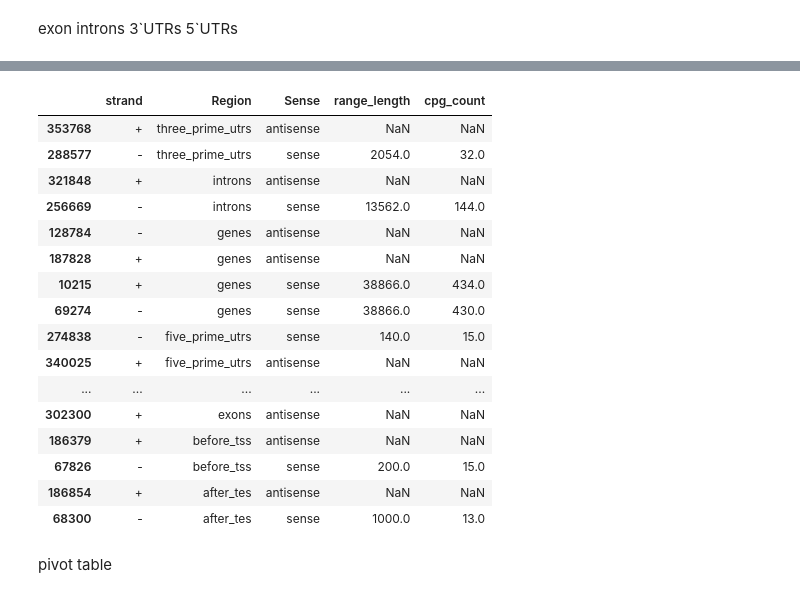
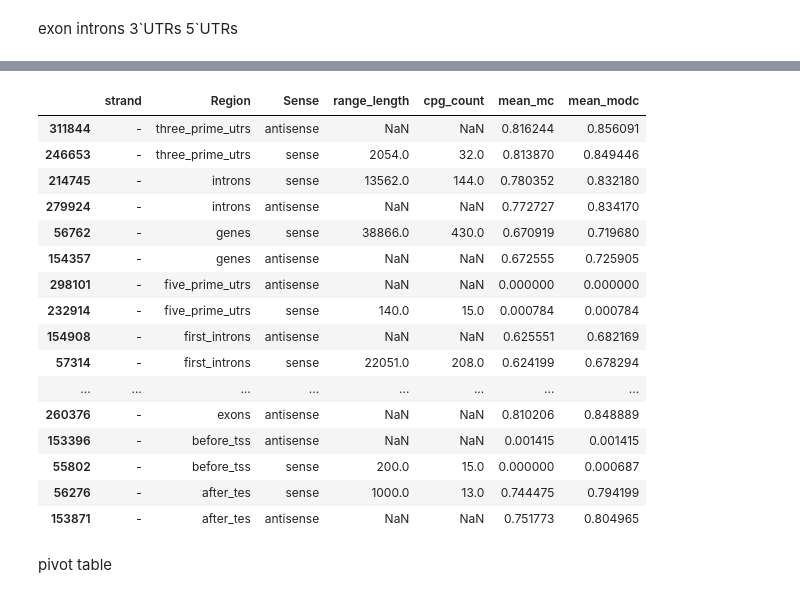
Before and after one commit to nicolawongch/gene_expression_prediction, a Jupyter notebook: methylation_analysis/extract_features.ipynb, the cells around one changed output, grey strips where cells are left out. Saved outputs shown, nothing was run; the diff lists cells and outputs as text; code cells hidden in the pictures.

```diff
--- a/methylation_analysis/extract_features.ipynb
+++ b/methylation_analysis/extract_features.ipynb
@@ -794,7 +950,7 @@ def summarise_methylation_across_regions(plus_strand_cpgs, minus_strand_cpgs, re
 
             # antisense to the + region
             antisense_plus_ds = rds_minus
-            plus_antisense = ['-'] * antisense_plus_ds.dims['ranges']
+            plus_antisense = ['+'] * antisense_plus_ds.dims['ranges']
             antisense_plus_ds = antisense_plus_ds.assign_coords(strand=('ranges', plus_antisense))
 
             # Add the modified dataset to the dictionary
@@ -812,7 +968,7 @@ def summarise_methylation_across_regions(plus_strand_cpgs, minus_strand_cpgs, re
 
             # antisense to the - region
             antisense_minus_ds = rds_plus
-            minus_antisense = ['+'] * antisense_minus_ds.dims['ranges']
+            minus_antisense = ['-'] * antisense_minus_ds.dims['ranges']
             antisense_minus_ds = antisense_minus_ds.assign_coords(strand=('ranges', minus_antisense))
 
 
@@ -966,7 +1138,7 @@ to_drop = ["Score", "Source", "Phase", "Type"]
 regions_dict_plus ={
         "before_tss": before_tss_plus,
         "after_tes": after_tes_plus,
-        "genes": genes_clean,
+        "genes": genes_plus,
         "first_exons": first_exons_plus,
         "first_introns": first_introns_plus,
     }
@@ -981,7 +1153,7 @@ for region in regions_dict_plus:
 regions_dict_minus ={
         "before_tss": before_tss_minus,
         "after_tes": after_tes_minus,
-        "genes": genes_clean,
+        "genes": genes_minus,
         "first_exons": first_exons_minus,
         "first_introns": first_introns_minus,
     }
@@ -1004,6 +1176,7 @@ def summarise_methylation_across_other_regions(plus_strand_cpgs, minus_strand_cp
     Returns
         grouped_df: pd.DataFrame
     """
+    print(f"summarising over {regions_dict.keys()}")
 
     rds_plus = plus_strand_cpgs.reduce_byranges(
                 ranges=list(regions_dict.values()),
@@ -1022,7 +1195,7 @@ def summarise_methylation_across_other_regions(plus_strand_cpgs, minus_strand_cp
 
         # antisense to the + region
         antisense_plus_ds = rds_minus
-        plus_antisense = ['-'] * antisense_plus_ds.dims['ranges']
+        plus_antisense = ['+'] * antisense_plus_ds.dims['ranges']
         antisense_plus_ds = antisense_plus_ds.assign_coords(strand=('ranges', plus_antisense))
 
         # Add the modified dataset to the output xarray
@@ -1043,7 +1216,7 @@ def summarise_methylation_across_other_regions(plus_strand_cpgs, minus_strand_cp
 
         # antisense to the - region
         antisense_minus_ds = rds_plus
-        minus_antisense = ['+'] * antisense_minus_ds.dims['ranges']
+        minus_antisense = ['-'] * antisense_minus_ds.dims['ranges']
         antisense_minus_ds = antisense_minus_ds.assign_coords(strand=('ranges', minus_antisense))
 
 
@@ -1060,5 +1233,5 @@ def summarise_methylation_across_other_regions(plus_strand_cpgs, minus_strand_cp
 
     return sense_methylation, antisense_methylation
 # %%
-sense_ds, antisense_ds = summarise_methylation_across_other_regions(plus_strand_cov, minus_strand_cov, regions_dict_plus, "+")
+# sense_ds, antisense_ds = summarise_methylation_across_other_regions(plus_strand_cov, minus_strand_cov, regions_dict_plus, "+")
 sense_ds, antisense_ds = summarise_methylation_across_other_regions(plus_strand_cov, minus_strand_cov, regions_dict_minus, "-", sense_ds, antisense_ds)
@@ -1283,23 +1497,23 @@ df
 # %%
-df[df["Gene_id"]=="ENSMUSG00000000001.4"][["strand", "Region", "Sense", "range_length", "cpg_count"]].sort_values(by="Region", ascending=False)
+df[df["Gene_id"]=="ENSMUSG00000000001.4"][["strand", "Region", "Sense", "range_length", "cpg_count", "mean_mc", "mean_modc"]].sort_values(by="Region", ascending=False)
 # %% [output]
-|  | strand | Region | Sense | range_length | cpg_count |
-| 353768 | + | three_prime_utrs | antisense | NaN | NaN |
-| 288577 | - | three_prime_utrs | sense | 2054.0 | 32.0 |
-| 321848 | + | introns | antisense | NaN | NaN |
-| 256669 | - | introns | sense | 13562.0 | 144.0 |
-| 128784 | - | genes | antisense | NaN | NaN |
-| 187828 | + | genes | antisense | NaN | NaN |
-| 10215 | + | genes | sense | 38866.0 | 434.0 |
-| 69274 | - | genes | sense | 38866.0 | 430.0 |
-| 274838 | - | five_prime_utrs | sense | 140.0 | 15.0 |
-| 340025 | + | five_prime_utrs | antisense | NaN | NaN |
-| ... | ... | ... | ... | ... | ... |
-| 302300 | + | exons | antisense | NaN | NaN |
-| 186379 | + | before_tss | antisense | NaN | NaN |
-| 67826 | - | before_tss | sense | 200.0 | 15.0 |
-| 186854 | + | after_tes | antisense | NaN | NaN |
-| 68300 | - | after_tes | sense | 1000.0 | 13.0 |
+|  | strand | Region | Sense | range_length | cpg_count | mean_mc | mean_modc |
+| 311844 | - | three_prime_utrs | antisense | NaN | NaN | 0.816244 | 0.856091 |
+| 246653 | - | three_prime_utrs | sense | 2054.0 | 32.0 | 0.813870 | 0.849446 |
+| 214745 | - | introns | sense | 13562.0 | 144.0 | 0.780352 | 0.832180 |
+| 279924 | - | introns | antisense | NaN | NaN | 0.772727 | 0.834170 |
+| 56762 | - | genes | sense | 38866.0 | 430.0 | 0.670919 | 0.719680 |
+| 154357 | - | genes | antisense | NaN | NaN | 0.672555 | 0.725905 |
+| 298101 | - | five_prime_utrs | antisense | NaN | NaN | 0.000000 | 0.000000 |
+| 232914 | - | five_prime_utrs | sense | 140.0 | 15.0 | 0.000784 | 0.000784 |
+| 154908 | - | first_introns | antisense | NaN | NaN | 0.625551 | 0.682169 |
+| 57314 | - | first_introns | sense | 22051.0 | 208.0 | 0.624199 | 0.678294 |
+| ... | ... | ... | ... | ... | ... | ... | ... |
+| 260376 | - | exons | antisense | NaN | NaN | 0.810206 | 0.848889 |
+| 153396 | - | before_tss | antisense | NaN | NaN | 0.001415 | 0.001415 |
+| 55802 | - | before_tss | sense | 200.0 | 15.0 | 0.000000 | 0.000687 |
+| 56276 | - | after_tes | sense | 1000.0 | 13.0 | 0.744475 | 0.794199 |
+| 153871 | - | after_tes | antisense | NaN | NaN | 0.751773 | 0.804965 |
 # %% [markdown]
 pivot table
 # %%
```
Also changed, not shown: parts of 59 cells of this notebook, 2 other files.
